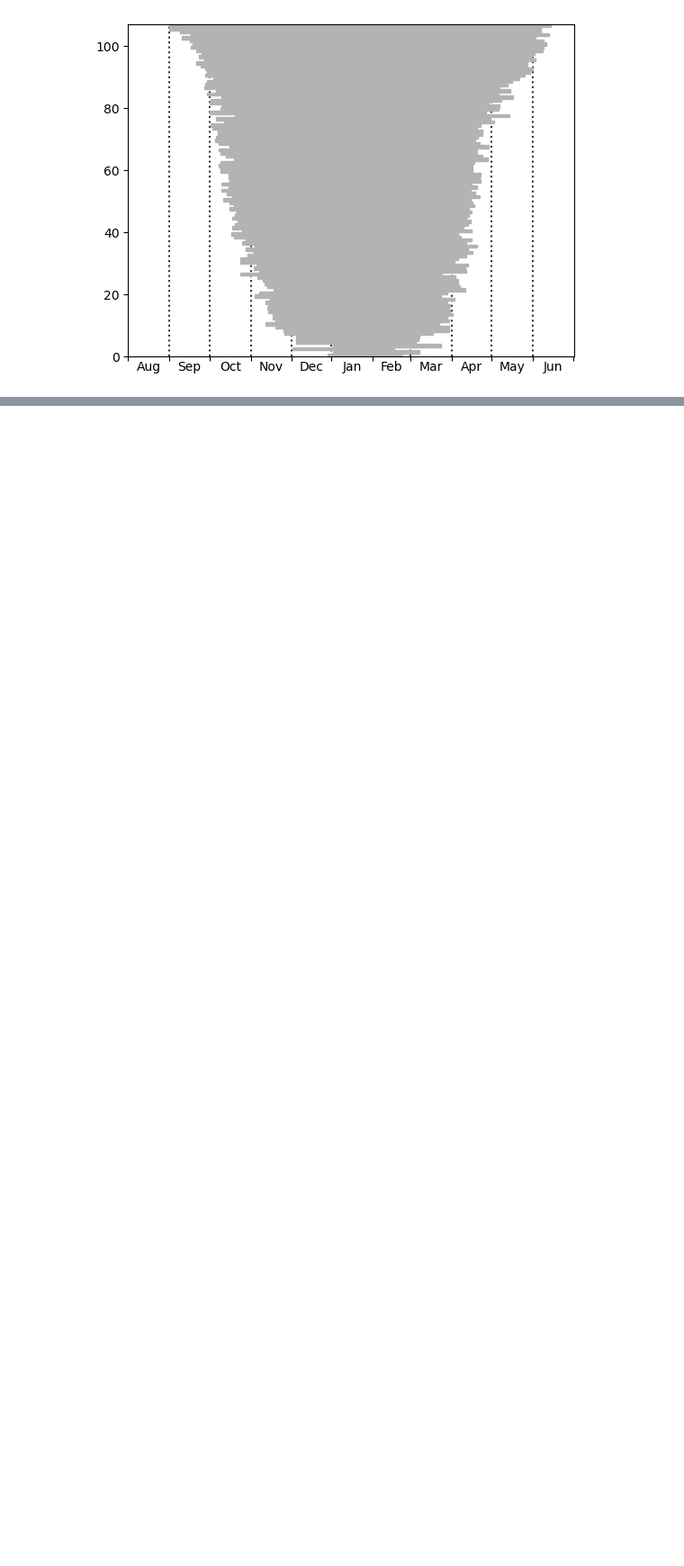
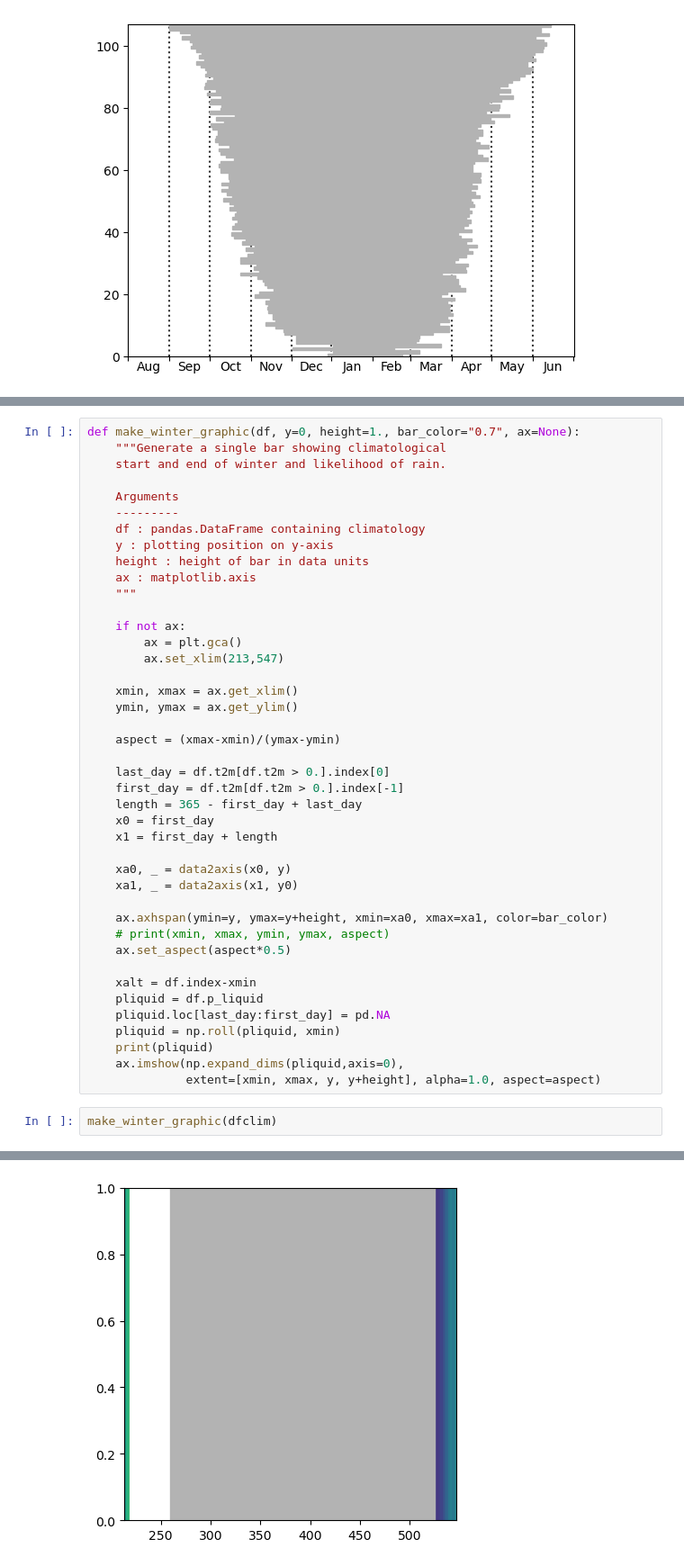
Before and after one commit to andypbarrett/rain_on_snow_climatology_paper, a Jupyter notebook: notebooks/plot_winter_stats.ipynb, the cells around one changed output, grey strips where cells are left out. Shown at 90% size. Drawn from its saved outputs; the diff is of its cells as text; blank space fills up the shorter version.

```diff
--- a/notebooks/plot_winter_stats.ipynb
+++ b/notebooks/plot_winter_stats.ipynb
@@ -256,0 +328,45 @@ time.struct_time(tm_year=2001, tm_mon=7, tm_mday=1, tm_hour=0, tm_min=0, tm_sec=
+# %%
+def make_winter_graphic(df, y=0, height=1., bar_color="0.7", ax=None):
+    """Generate a single bar showing climatological
+    start and end of winter and likelihood of rain.
+
+    Arguments
+    ---------
+    df : pandas.DataFrame containing climatology
+    y : plotting position on y-axis
+    height : height of bar in data units
+    ax : matplotlib.axis
+    """
+
+    if not ax:
+        ax = plt.gca()
+        ax.set_xlim(213,547)
+
+    xmin, xmax = ax.get_xlim()
+    ymin, ymax = ax.get_ylim()
+
+    aspect = (xmax-xmin)/(ymax-ymin)
+
+    last_day = df.t2m[df.t2m > 0.].index[0]
+    first_day = df.t2m[df.t2m > 0.].index[-1]
+    length = 365 - first_day + last_day
+    x0 = first_day
+    x1 = first_day + length
+
+    xa0, _ = data2axis(x0, y)
+    xa1, _ = data2axis(x1, y0)
+
+    ax.axhspan(ymin=y, ymax=y+height, xmin=xa0, xmax=xa1, color=bar_color)
+    # print(xmin, xmax, ymin, ymax, aspect)
+    ax.set_aspect(aspect*0.5)
+
+    xalt = df.index-xmin
+    pliquid = df.p_liquid
+    pliquid.loc[last_day:first_day] = pd.NA
+    pliquid = np.roll(pliquid, xmin)
+    print(pliquid)
+    ax.imshow(np.expand_dims(pliquid,axis=0),
+              extent=[xmin, xmax, y, y+height], alpha=1.0, aspect=aspect)
+# %%
+make_winter_graphic(dfclim)
+# %% [output]
@@ -256,0 +390 @@ time.struct_time(tm_year=2001, tm_mon=7, tm_mday=1, tm_hour=0, tm_min=0, tm_sec=
+[figure, added]
```
Also changed, not shown: parts of 16 cells of this notebook.
